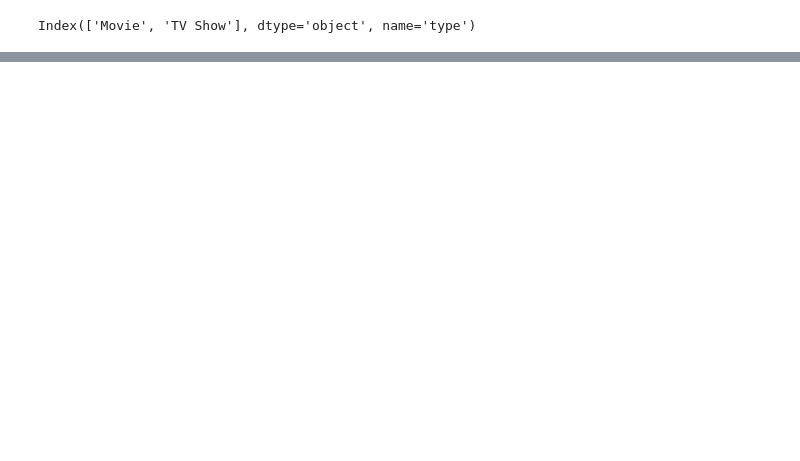
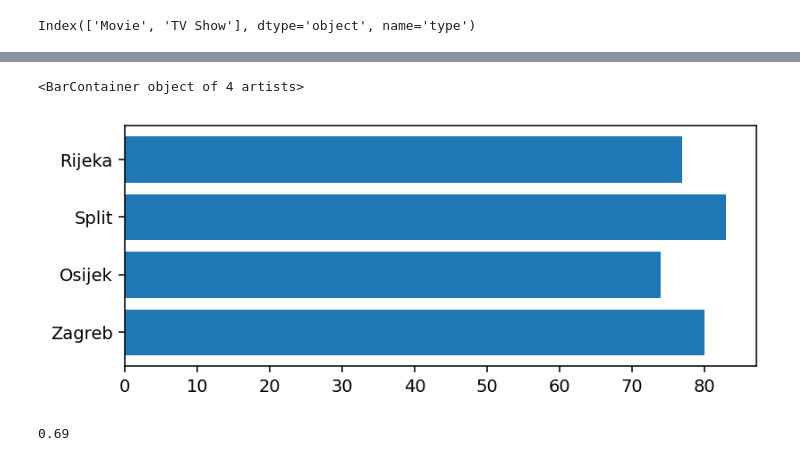
Before and after one commit to nenadmark/python1, a Jupyter notebook: DATA-Python/data 20.03/netflix_and_chill.ipynb, the cells around one changed output, grey strips where cells are left out. Saved outputs shown, nothing was run; the diff lists cells and outputs as text; code cells hidden in the pictures; blank space fills up the shorter version.

```diff
--- a/DATA-Python/data 20.03/netflix_and_chill.ipynb
+++ b/DATA-Python/data 20.03/netflix_and_chill.ipynb
@@ -564,0 +579,8 @@ plt.show()
+# %%
+kina = pd.DataFrame(
+    {
+        "lokacija": ["Zagreb", "Osijek", "Split", "Rijeka"],
+        "prihod": [80, 74, 83, 77]
+    }
+)
+kina
@@ -564,0 +593,12 @@ plt.show()
+# %%
+fig, ax = plt.subplots(1, 1, figsize=(6.5, 2.5))
+plt.barh(kina.lokacija, kina.prihod)
+# %% [output]
+<BarContainer object of 4 artists>
+[figure, added]
+# %%
+omjeri_novi = pd.DataFrame(postotci).transpose()
+postotak_filmova = omjeri_novi["Movie"][0]
+postotak_filmova
+# %% [output]
+0.69
```
Also changed, not shown: parts of 28 cells of this notebook, 6 other files.
